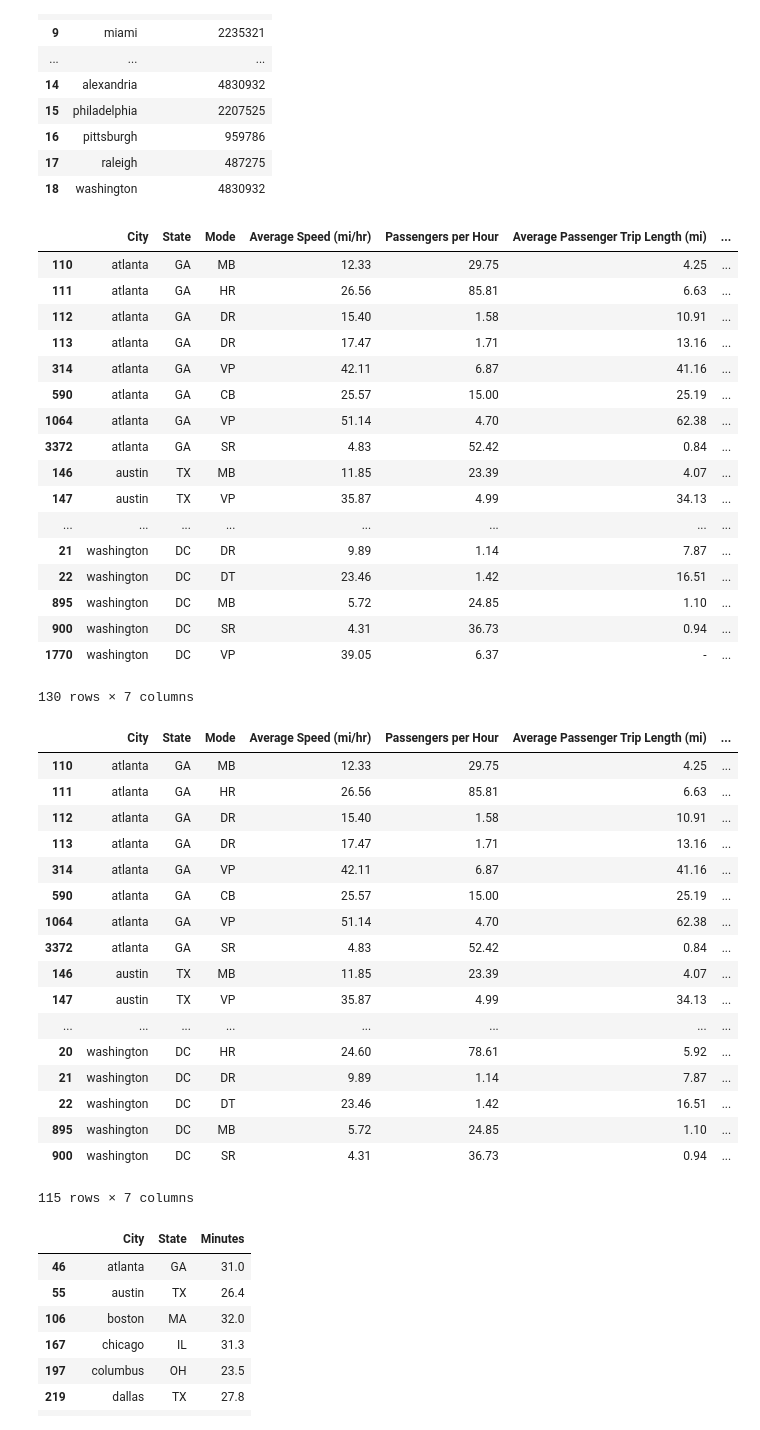
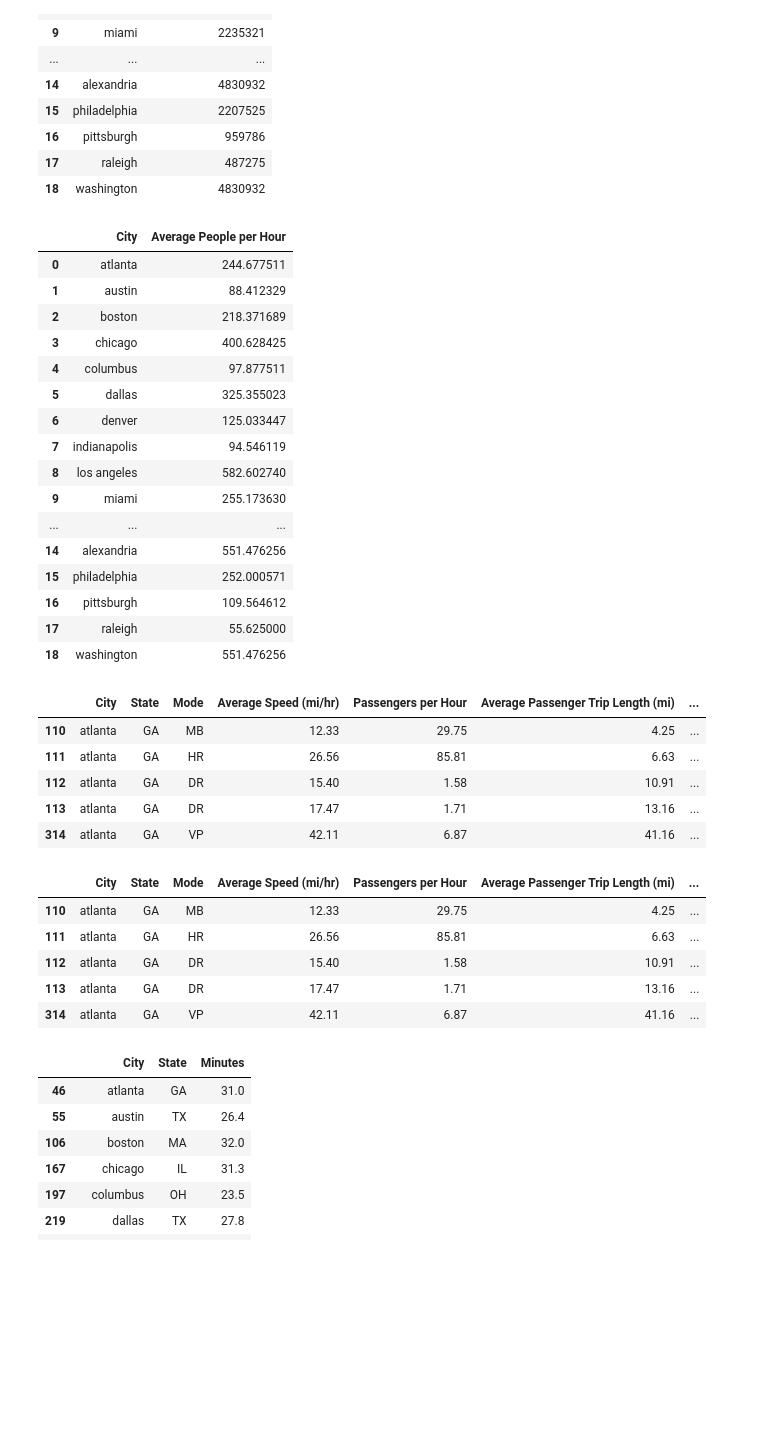
Before and after one commit to APK500/project-one, a Jupyter notebook: sara/transport1.ipynb, the cells around one changed output. Drawn from its saved outputs; the diff is of its cells as text; code cells hidden in the pictures; blank space fills up the shorter version.

```diff
--- a/sara/transport1.ipynb
+++ b/sara/transport1.ipynb
@@ -249,6 +237,25 @@ del sum_driving_df["Total People per year"]
 ##RB: Bus Rapid Transit
 ##MG: Monorail/Automated Guideway
 ##YR: Hybrid Rail
+sum_driving_df
+# %% [output]
+|  | City | Average People per Hour |
+| 0 | atlanta | 244.677511 |
+| 1 | austin | 88.412329 |
+| 2 | boston | 218.371689 |
+| 3 | chicago | 400.628425 |
+| 4 | columbus | 97.877511 |
+| 5 | dallas | 325.355023 |
+| 6 | denver | 125.033447 |
+| 7 | indianapolis | 94.546119 |
+| 8 | los angeles | 582.602740 |
+| 9 | miami | 255.173630 |
+| ... | ... | ... |
+| 14 | alexandria | 551.476256 |
+| 15 | philadelphia | 252.000571 |
+| 16 | pittsburgh | 109.564612 |
+| 17 | raleigh | 55.625000 |
+| 18 | washington | 551.476256 |
 # %%
 ##Extracting the data we need from the commuter public tranport data
 list_of_df = []
@@ -259,26 +266,14 @@ for index,row in cities_df.iterrows():
 # %%
 ##Combining the data frame into one
 merged_df = pd.concat(list_of_df)
-merged_df
+merged_df.head()
 # %% [output]
 |  | City | State | Mode | Average Speed (mi/hr) | Passengers per Hour | Average Passenger Trip Length (mi) | ... |
 | 110 | atlanta | GA | MB | 12.33 | 29.75 | 4.25 | ... |
 | 111 | atlanta | GA | HR | 26.56 | 85.81 | 6.63 | ... |
 | 112 | atlanta | GA | DR | 15.40 | 1.58 | 10.91 | ... |
 | 113 | atlanta | GA | DR | 17.47 | 1.71 | 13.16 | ... |
 | 314 | atlanta | GA | VP | 42.11 | 6.87 | 41.16 | ... |
-| 590 | atlanta | GA | CB | 25.57 | 15.00 | 25.19 | ... |
-| 1064 | atlanta | GA | VP | 51.14 | 4.70 | 62.38 | ... |
-| 3372 | atlanta | GA | SR | 4.83 | 52.42 | 0.84 | ... |
-| 146 | austin | TX | MB | 11.85 | 23.39 | 4.07 | ... |
-| 147 | austin | TX | VP | 35.87 | 4.99 | 34.13 | ... |
-| ... | ... | ... | ... | ... | ... | ... | ... |
-| 21 | washington | DC | DR | 9.89 | 1.14 | 7.87 | ... |
-| 22 | washington | DC | DT | 23.46 | 1.42 | 16.51 | ... |
-| 895 | washington | DC | MB | 5.72 | 24.85 | 1.10 | ... |
-| 900 | washington | DC | SR | 4.31 | 36.73 | 0.94 | ... |
-| 1770 | washington | DC | VP | 39.05 | 6.37 | - | ... |
-130 rows × 7 columns
 # %%
 ##Changing data types to floats so that calculations can be made
 merged_df["Average Speed (mi/hr)"] = merged_df["Average Speed (mi/hr)"].astype(float)
@@ -296,7 +291,7 @@ merged_df2 = merged_df[merged_df["This"]==True]
 # %%
 del merged_df2["This"]
 # %%
-merged_df2
+merged_df2.head()
 # %% [output]
 |  | City | State | Mode | Average Speed (mi/hr) | Passengers per Hour | Average Passenger Trip Length (mi) | ... |
 | 110 | atlanta | GA | MB | 12.33 | 29.75 | 4.25 | ... |
@@ -304,18 +299,6 @@ merged_df2
 | 112 | atlanta | GA | DR | 15.40 | 1.58 | 10.91 | ... |
 | 113 | atlanta | GA | DR | 17.47 | 1.71 | 13.16 | ... |
 | 314 | atlanta | GA | VP | 42.11 | 6.87 | 41.16 | ... |
-| 590 | atlanta | GA | CB | 25.57 | 15.00 | 25.19 | ... |
-| 1064 | atlanta | GA | VP | 51.14 | 4.70 | 62.38 | ... |
-| 3372 | atlanta | GA | SR | 4.83 | 52.42 | 0.84 | ... |
-| 146 | austin | TX | MB | 11.85 | 23.39 | 4.07 | ... |
-| 147 | austin | TX | VP | 35.87 | 4.99 | 34.13 | ... |
-| ... | ... | ... | ... | ... | ... | ... | ... |
-| 20 | washington | DC | HR | 24.60 | 78.61 | 5.92 | ... |
-| 21 | washington | DC | DR | 9.89 | 1.14 | 7.87 | ... |
-| 22 | washington | DC | DT | 23.46 | 1.42 | 16.51 | ... |
-| 895 | washington | DC | MB | 5.72 | 24.85 | 1.10 | ... |
-| 900 | washington | DC | SR | 4.31 | 36.73 | 0.94 | ... |
-115 rows × 7 columns
 # %%
 ##Setting more data types for calcuations
 merged_df2[["Average Passenger Trip Length (mi)","Average Speed (mi/hr)"]] = merged_df2[["Average Passenger Trip Length (mi)","Average Speed (mi/hr)"]].astype(float)
```
Also changed, not shown: parts of 29 cells of this notebook, 14 other files.
